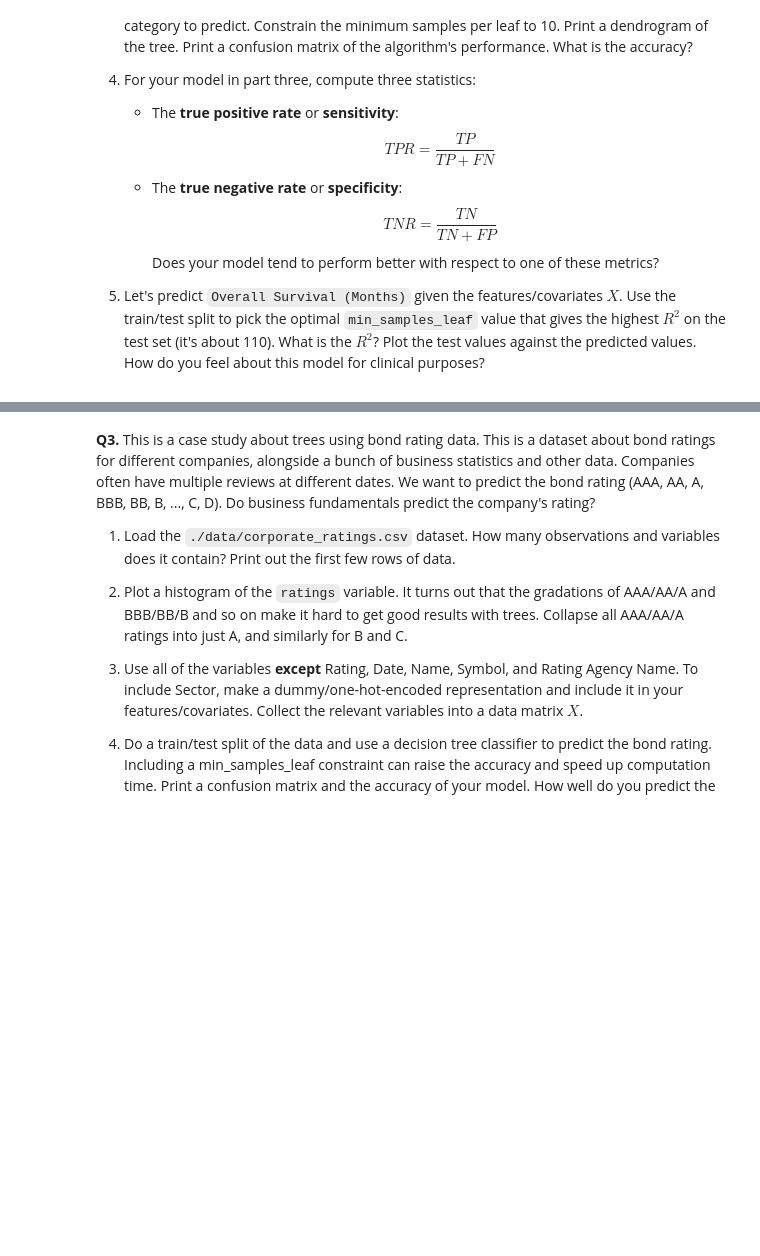
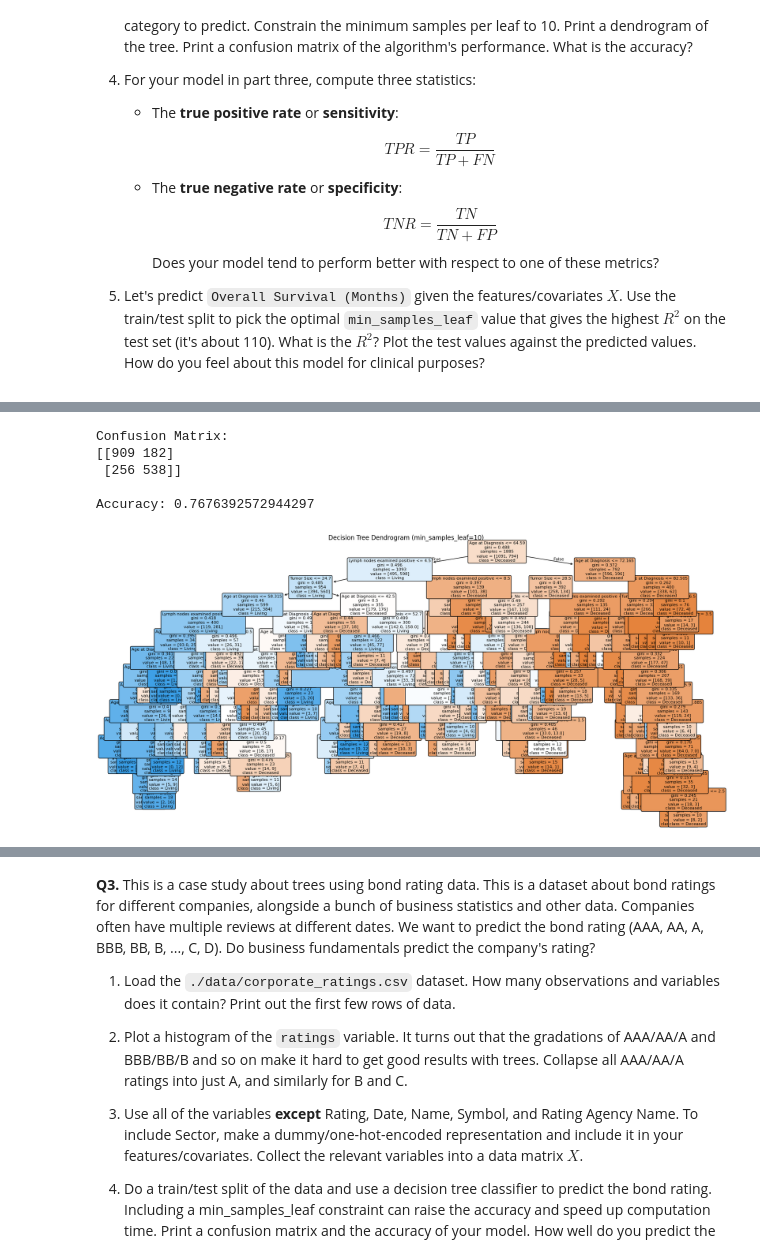
Before and after one commit to ap-vp/trees_assignment, a Jupyter notebook: assignment.ipynb, the cells around one changed output, grey strips where cells are left out. Drawn from its saved outputs; the diff is of its cells as text; code cells hidden in the pictures; blank space fills up the shorter version.

```diff
--- a/assignment.ipynb
+++ b/assignment.ipynb
@@ -62,0 +211,51 @@ They can have high variance. We can constrain overfitting by limiting tree depth
+# %%
+# pt 3
+
+from sklearn.tree import DecisionTreeClassifier, plot_tree
+from sklearn.model_selection import train_test_split
+from sklearn.metrics import confusion_matrix, accuracy_score
+import matplotlib.pyplot as plt
+
+# Prepare the target variable
+y = bc['Overall Survival Status']
+
+# Combine X and y to drop rows with missing values in either
+data = pd.concat([X, y], axis=1)
+data.dropna(inplace=True)
+
+# Separate X and y again
+X_cleaned = data.drop('Overall Survival Status', axis=1)
+y_cleaned = data['Overall Survival Status']
+
+# Split data (optional, but good practice)
+# X_train, X_test, y_train, y_test = train_test_split(X_cleaned, y_cleaned, test_size=0.2, random_state=42)
+
+# Train a Decision Tree Classifier
+# Using the cleaned data and the constraint min_samples_leaf=10
+dt_classifier = DecisionTreeClassifier(min_samples_leaf=10, random_state=42)
+dt_classifier.fit(X_cleaned, y_cleaned) # Using all cleaned data for demonstration as no train/test split was explicitly asked for prediction in pt 3
+
+# Predict on the same data used for training
+y_pred = dt_classifier.predict(X_cleaned)
+
+# Print confusion matrix
+conf_matrix = confusion_matrix(y_cleaned, y_pred)
+print("Confusion Matrix:")
+print(conf_matrix)
+
+# Print accuracy
+accuracy = accuracy_score(y_cleaned, y_pred)
+print("\nAccuracy:", accuracy)
+
+# Print dendrogram (decision tree plot)
+plt.figure(figsize=(20,10))
+plot_tree(dt_classifier, feature_names=X_cleaned.columns, class_names=dt_classifier.classes_, filled=True, rounded=True, fontsize=8)
+plt.title("Decision Tree Dendrogram (min_samples_leaf=10)")
+plt.show()
+# %% [output]
+Confusion Matrix:
+[[909 182]
+ [256 538]]
+
+Accuracy: 0.7676392572944297
+[figure, added]
```
Also changed, not shown: parts of 4 cells of this notebook.
